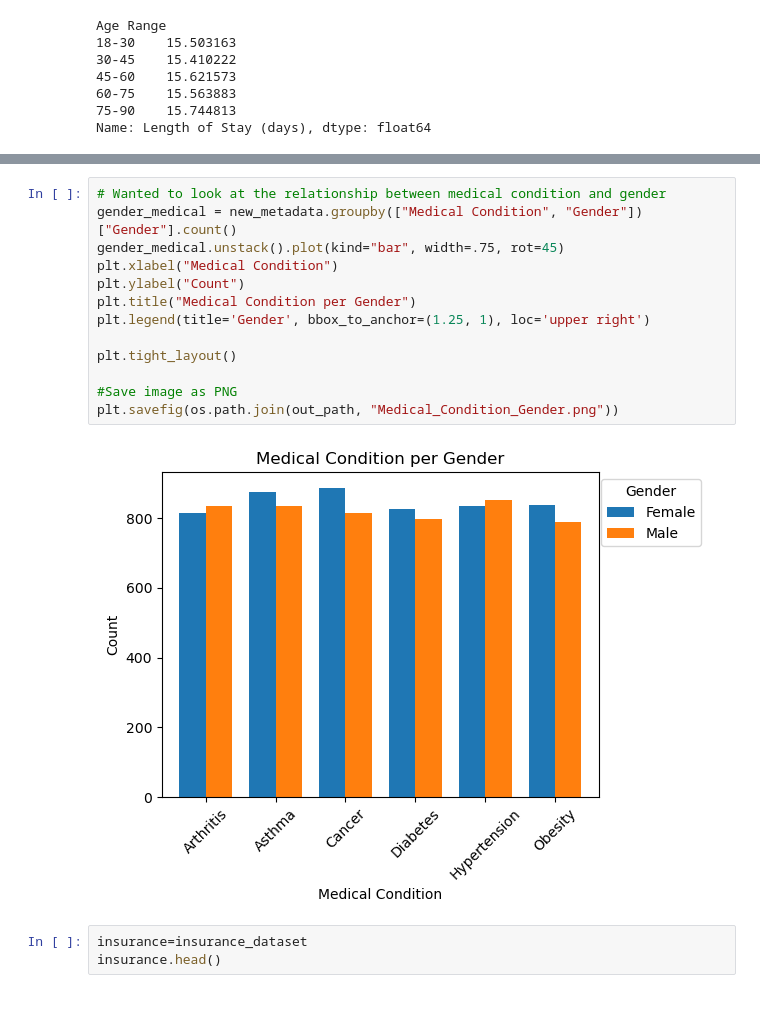
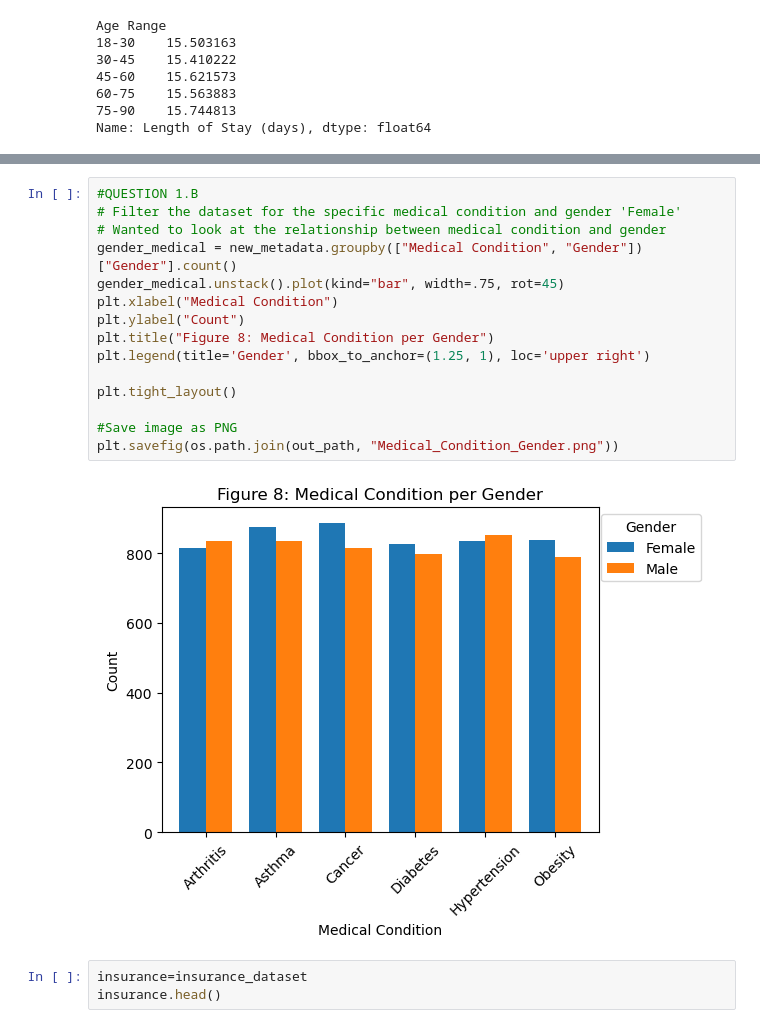
Before and after one commit to Handro4/Bootcamp-Project1, a Jupyter notebook: main.py/Healthcare.ipynb, the cells around one changed output, grey strips where cells are left out. Saved outputs shown, nothing was run; the diff lists cells and outputs as text.

```diff
--- a/main.py/Healthcare.ipynb
+++ b/main.py/Healthcare.ipynb
@@ -431,18 +429,20 @@ The r-value is: -0.013506705939415631
 # %%
+#QUESTION 1.B
+# Filter the dataset for the specific medical condition and gender 'Female'
 # Wanted to look at the relationship between medical condition and gender
 gender_medical = new_metadata.groupby(["Medical Condition", "Gender"])["Gender"].count()
 gender_medical.unstack().plot(kind="bar", width=.75, rot=45)
 plt.xlabel("Medical Condition")
 plt.ylabel("Count")
-plt.title("Medical Condition per Gender")
+plt.title("Figure 8: Medical Condition per Gender")
 plt.legend(title='Gender', bbox_to_anchor=(1.25, 1), loc='upper right')
 
 plt.tight_layout()
 
 #Save image as PNG
 plt.savefig(os.path.join(out_path, "Medical_Condition_Gender.png"))
 # %% [output]
-[figure, old version]
+[figure, new version]
 # %%
 insurance=insurance_dataset
 insurance.head()
```
Also changed, not shown: parts of 23 cells of this notebook, 15 other files.
